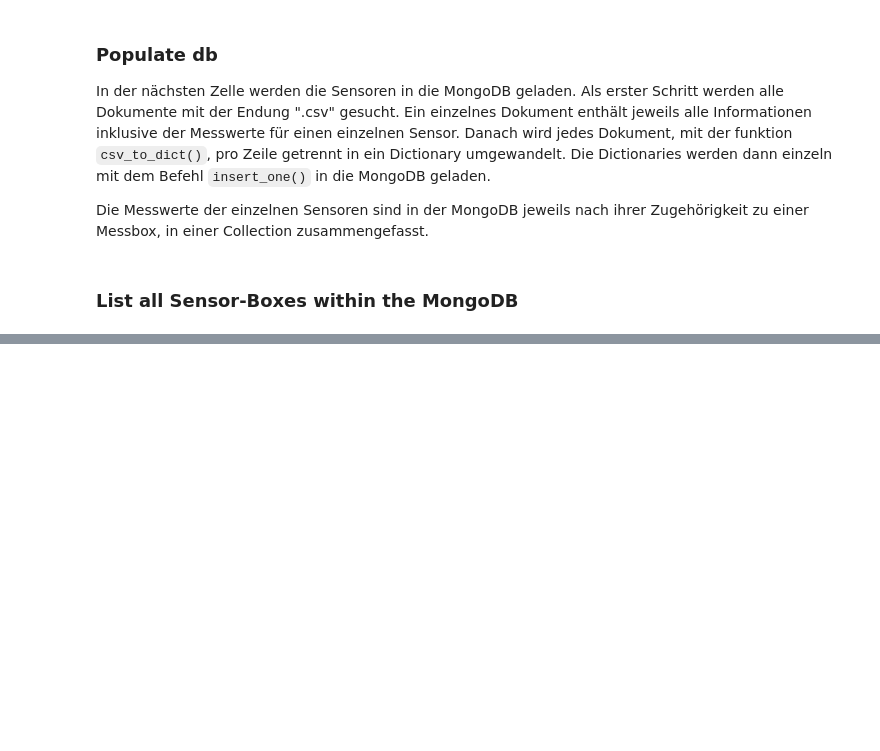
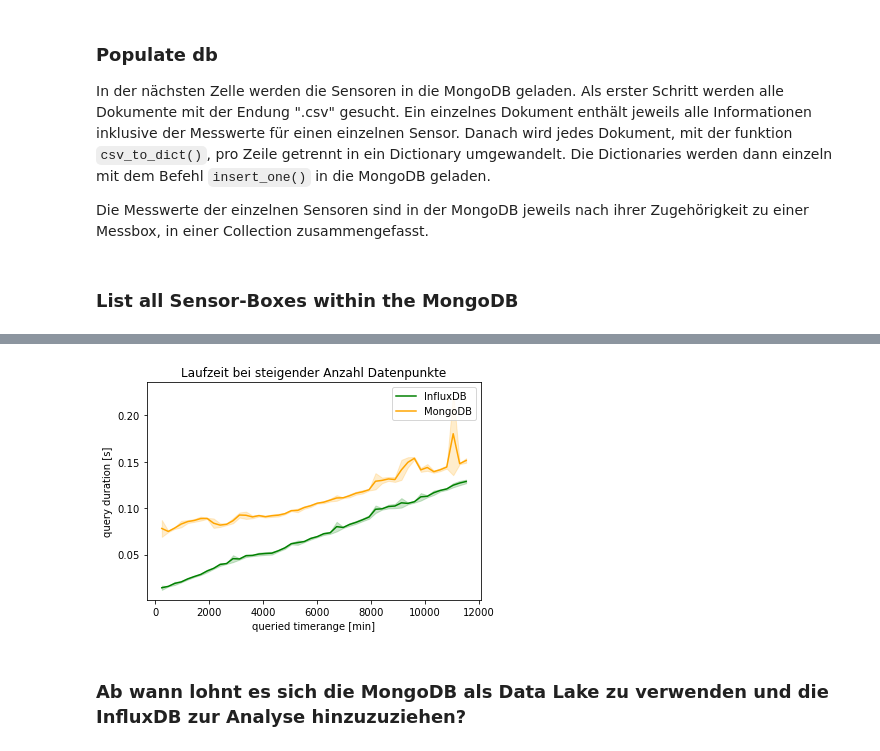
Before and after one commit to roman-studer/fhnw-ds-fs2021-ddi-mc2, a Jupyter notebook: ddi_mc2.ipynb, the cells around one changed output, grey strips where cells are left out. Cells and saved outputs as stored; diff of their text form; code cells hidden in the pictures; blank space fills up the shorter version.

```diff
--- a/ddi_mc2.ipynb
+++ b/ddi_mc2.ipynb
@@ -60,8 +64,8 @@ url = 'https://api.opensensemap.org/boxes?'
 bbox = '8.50269672304309, 47.40598032642525,  8.512126181507432, 47.4113301084323 ' # boundary box around eth zurich
 boxes = requests.get(url, params={'bbox':bbox, 'full':'false'}).json()
 # %%
-from_date = '2021-04-25T10:05:49.581Z'
-to_date = '2021-05-02T10:05:49.581Z'
+from_date = '2021-05-12T10:05:49.581Z'
+to_date = '2021-05-20T10:05:49.581Z'
 data_format = 'csv'
 # %%
 times = pd.date_range(from_date,to_date,freq='4h')
@@ -173,7 +186,7 @@ box_name = "IFU Sensebox2021 2A"
 
 mean_runtimes = []
 std_runtimes = []
-n_init = 10
+n_init = 5
 
 for i in tqdm(range(len(times))):
     runtimes = []
@@ -264,7 +289,7 @@ from influxdb_client import InfluxDBClient, Point, WritePrecision
 from influxdb_client.client.write_api import SYNCHRONOUS
 
 # You can generate a Token from the "Tokens Tab" in the UI
-token = "AW-zLqzOTpQW4sRYaKbdXpSxBLkxT8rT-RZA-IS5MYo41RZ40YoOCoNYTyu9S2La5W4KpcDzDgCfj53fk6aZuw=="
+token = "uZei_UmVg7IGcllVQdvKbmbCjwx5s0pe7KfTafVspsL0qGWIg6fmB34JNwWmsEGdt9aFr2Qio6ltOB9_ZrCDDw=="
 org = "ddi"
 bucket = "ddi"
 
@@ -319,7 +353,7 @@ for result in tqdm(results):
 # %%
-mean_runtimes = []
-std_runtimes = []
-n_init = 10
+mean_runtimes_i = []
+std_runtimes_i = []
+n_init = 5
 
 api = client.query_api()
 
@@ -347,5 +381,5 @@ for i in tqdm(range(len(times))):
         runtimes.append(end-start)
         n_datepoints.append(len(table))
 
-    mean_runtimes.append(np.mean(runtimes))
-    std_runtimes.append(np.std(runtimes))
+    mean_runtimes_i.append(np.mean(runtimes))
+    std_runtimes_i.append(np.std(runtimes))
@@ -354,0 +390,18 @@ plt.fill_between(range(0, len(mean_runtimes)), np.subtract(mean_runtimes,std_run
+# %%
+fmt = '%Y-%m-%dT%H:%M:%S.%fZ'
+time_diff = [(datetime.strptime(i, fmt)-datetime.strptime(from_date, fmt)) for i in times]
+time_diff = [time.total_seconds()/60 for time in time_diff]
+
+plt.plot(time_diff, mean_runtimes_i, color='green', label='InfluxDB')
+plt.fill_between(time_diff, np.subtract(mean_runtimes_i,std_runtimes_i), np.add(mean_runtimes_i,std_runtimes_i), alpha=.2, color='green')
+plt.plot(time_diff, mean_runtimes, color='orange', label='MongoDB')
+plt.fill_between(time_diff, np.subtract(mean_runtimes,std_runtimes), np.add(mean_runtimes,std_runtimes), alpha=.2, color='orange')
+plt.legend()
+plt.xlabel("queried timerange [min]")
+plt.ylabel("query duration [s]")
+plt.title('Laufzeit bei steigender Anzahl Datenpunkte')
+plt.show()
+# %% [output]
+[figure, added]
+# %% [markdown]
+### Ab wann lohnt es sich die MongoDB als Data Lake zu verwenden und die InfluxDB zur Analyse hinzuzuziehen?
```
Also changed, not shown: parts of 24 cells of this notebook.
